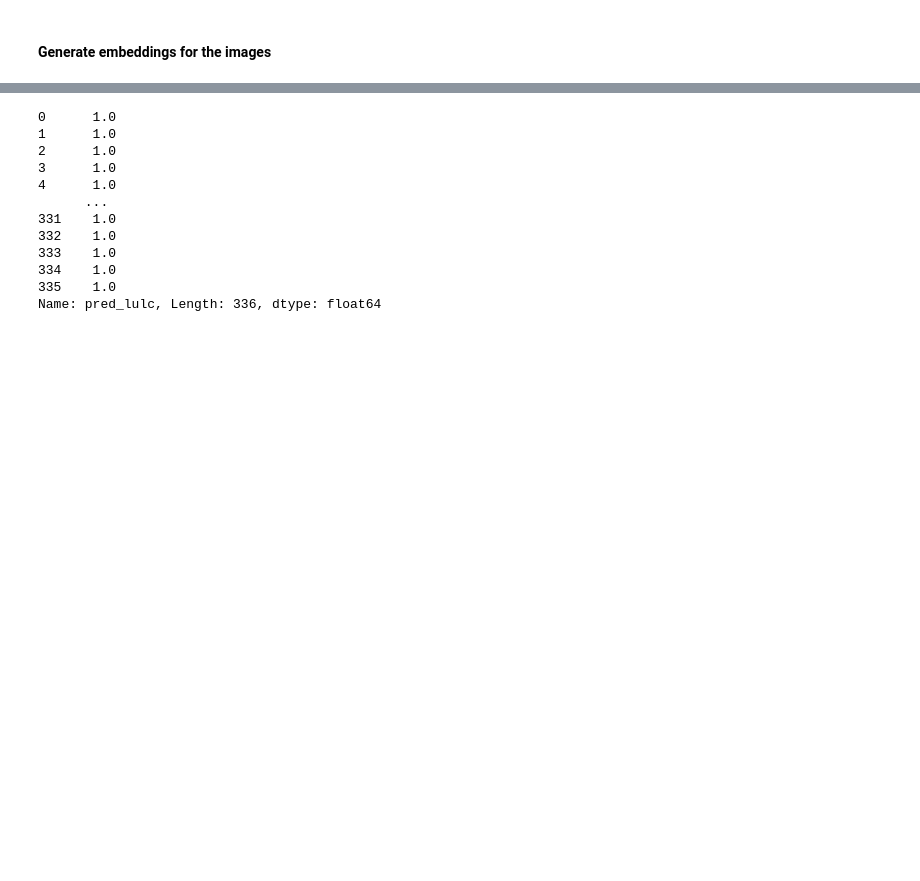
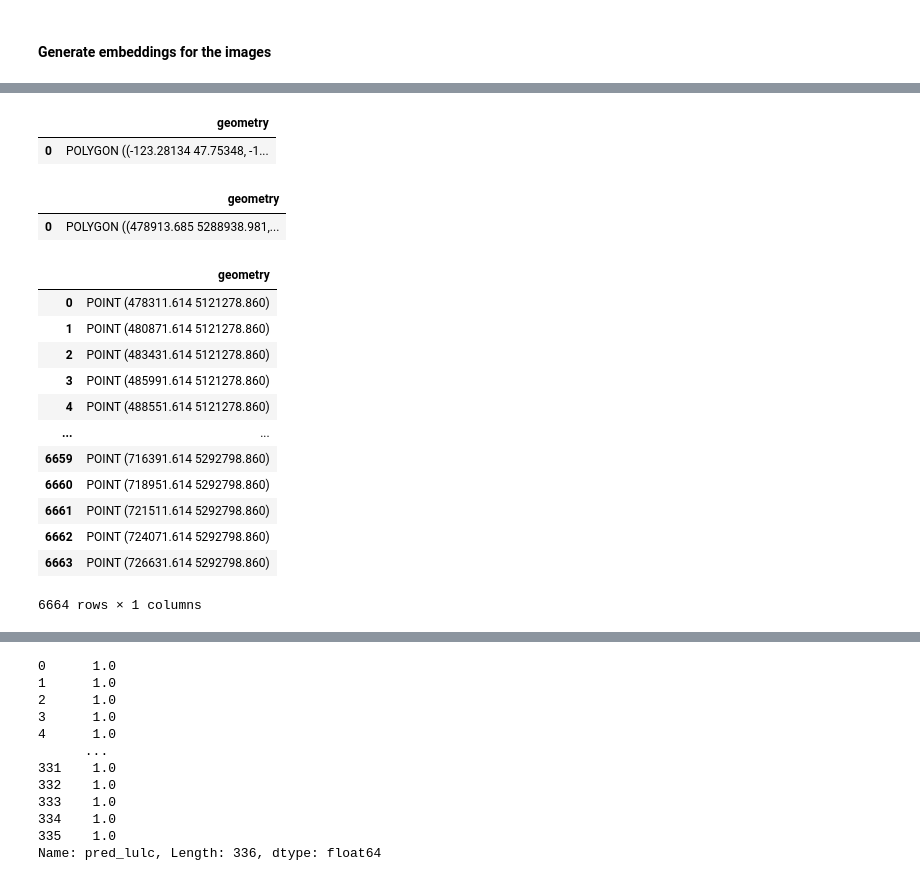
Before and after one commit to Clay-foundation/clay-challenge-evaluation, a Jupyter notebook: challenge_demo.ipynb, the cells around one changed output, grey strips where cells are left out. Drawn from its saved outputs; the diff is of its cells as text; code cells hidden in the pictures; blank space fills up the shorter version.

```diff
--- a/challenge_demo.ipynb
+++ b/challenge_demo.ipynb
@@ -750,0 +534,62 @@ Working on <Item id=S2A_13SDV_20221020_0_L2A>
+# %%
+import geopandas as gpd
+
+year = 2022
+
+# Load the GeoJSON file
+geojson_path = 'train_data/challenge_1_bb_TRAIN.geojson'
+gdf = gpd.read_file(geojson_path)
+gdf
+# %% [output]
+|  | geometry |
+| 0 | POLYGON ((-123.28134 47.75348, -1... |
+# %%
+import pyproj
+
+def get_utm_zone(longitude):
+    return int((longitude + 180) / 6) + 1
+
+# Get the bounds of the geometry
+minx, miny, maxx, maxy = gdf.geometry.bounds.iloc[0]
+
+# Calculate UTM zone
+utm_zone = get_utm_zone(minx)
+
+# Check for a suitable projection using pyproj
+proj = pyproj.Proj(proj='utm', zone=utm_zone, ellps='WGS84')
+
+# Get the corresponding EPSG code for the UTM zone using pyproj
+utm_crs = pyproj.CRS(f"+proj=utm +zone={utm_zone} +datum=WGS84")
+epsg_code = utm_crs.to_epsg()
+
+# Reproject the GeoDataFrame to the chosen EPSG code
+gdf = gdf.to_crs(epsg=epsg_code)
+gdf
+# %% [output]
+|  | geometry |
+| 0 | POLYGON ((478913.685 5288938.981,... |
+# %%
+import numpy as np
+
+# Create a grid of points 5120m apart
+x = np.arange(gdf.total_bounds[0], gdf.total_bounds[2], 2560)
+y = np.arange(gdf.total_bounds[1], gdf.total_bounds[3], 2560)
+xx, yy = np.meshgrid(x, y)
+points = np.vstack([xx.ravel(), yy.ravel()]).T
+
+grid = gpd.GeoDataFrame(geometry=gpd.points_from_xy(points[:, 0], points[:, 1], crs=gdf.crs))
+grid
+# %% [output]
+|  | geometry |
+| 0 | POINT (478311.614 5121278.860) |
+| 1 | POINT (480871.614 5121278.860) |
+| 2 | POINT (483431.614 5121278.860) |
+| 3 | POINT (485991.614 5121278.860) |
+| 4 | POINT (488551.614 5121278.860) |
+| ... | ... |
+| 6659 | POINT (716391.614 5292798.860) |
+| 6660 | POINT (718951.614 5292798.860) |
+| 6661 | POINT (721511.614 5292798.860) |
+| 6662 | POINT (724071.614 5292798.860) |
+| 6663 | POINT (726631.614 5292798.860) |
+6664 rows × 1 columns
```
Also changed, not shown: parts of 12 cells of this notebook, 9 other files.
